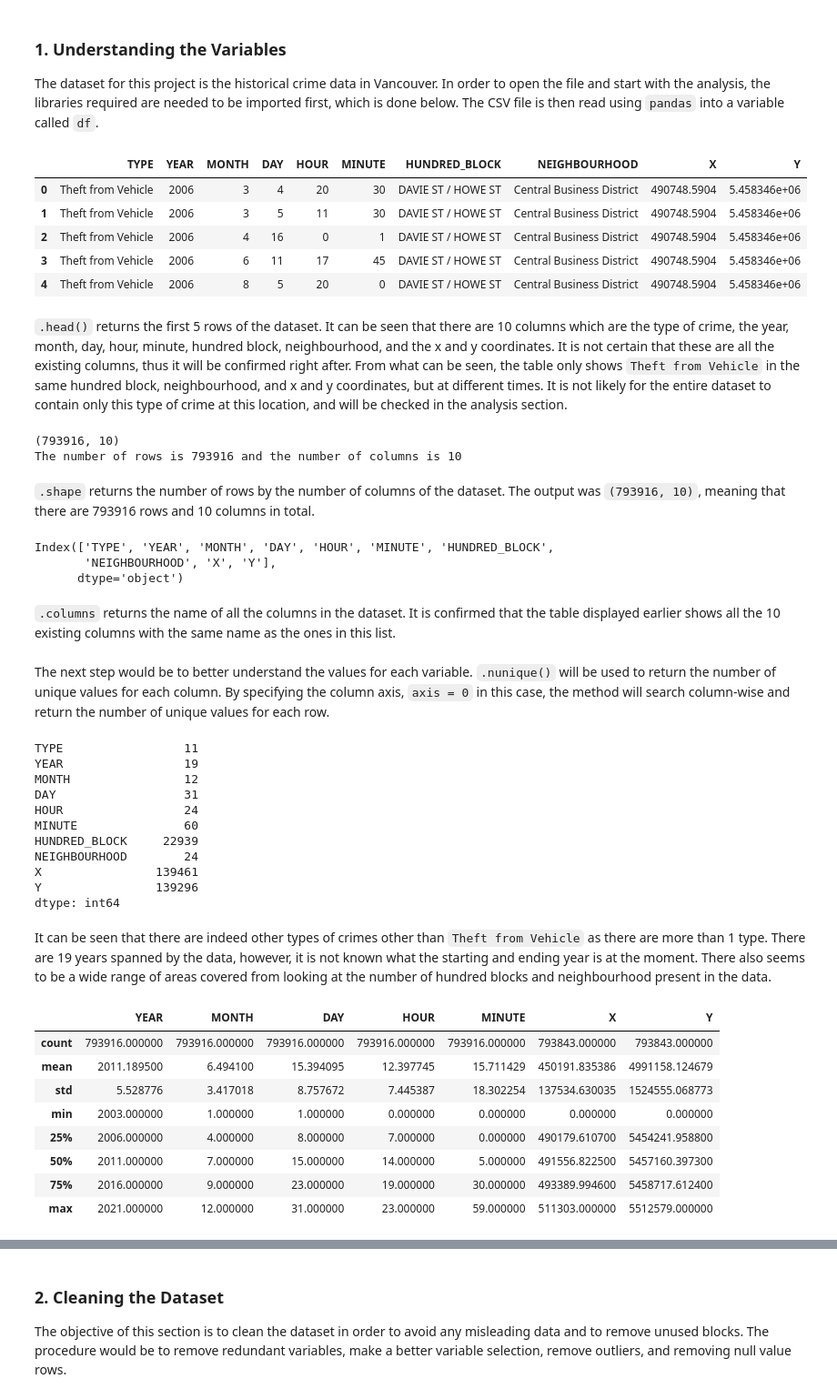
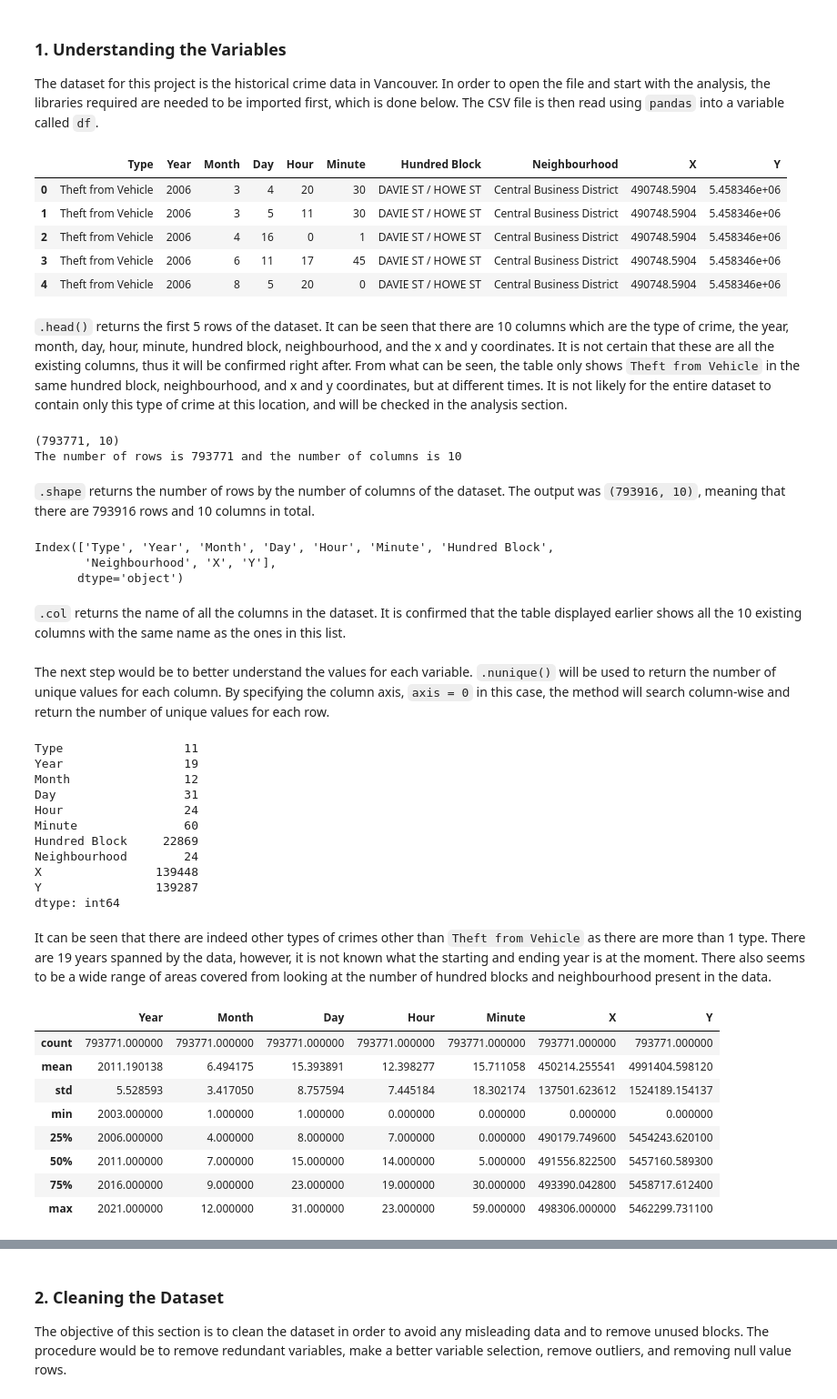
Before and after one commit to ubco-W2022T1-cosc301/project-group11, a Jupyter notebook: notebooks/analysis2.ipynb, the cells around one changed output, grey strips where cells are left out. Shown at 91% size. Cells and saved outputs as stored; diff of their text form; code cells hidden in the pictures.

```diff
--- a/notebooks/analysis2.ipynb
+++ b/notebooks/analysis2.ipynb
@@ -71,8 +16,11 @@ df = pd.read_csv('../data/raw/crimedata_csv_all_years.csv')
+# %%
+#Load data
+df = pf.load('../data/raw/crimedata_csv_all_years.csv')
 # %%
 #Display first 5 rows of the dataset
-display(df.head())
+pf.head(df)
 # %% [output]
-|  | TYPE | YEAR | MONTH | DAY | HOUR | MINUTE | HUNDRED_BLOCK | NEIGHBOURHOOD | X | Y |
+|  | Type | Year | Month | Day | Hour | Minute | Hundred Block | Neighbourhood | X | Y |
 | 0 | Theft from Vehicle | 2006 | 3 | 4 | 20 | 30 | DAVIE ST / HOWE ST | Central Business District | 490748.5904 | 5.458346e+06 |
 | 1 | Theft from Vehicle | 2006 | 3 | 5 | 11 | 30 | DAVIE ST / HOWE ST | Central Business District | 490748.5904 | 5.458346e+06 |
 | 2 | Theft from Vehicle | 2006 | 4 | 16 | 0 | 1 | DAVIE ST / HOWE ST | Central Business District | 490748.5904 | 5.458346e+06 |
@@ -80,54 +28,53 @@ display(df.head())
 | 4 | Theft from Vehicle | 2006 | 8 | 5 | 20 | 0 | DAVIE ST / HOWE ST | Central Business District | 490748.5904 | 5.458346e+06 |
 # %% [markdown]
 `.head()` returns the first 5 rows of the dataset. It can be seen that there are 10 columns which are the type of crime, the year, month, day, hour, minute, hundred block, neighbourhood, and the x and y coordinates. It is not certain that these are all the existing columns, thus it will be confirmed right after. From what can be seen, the table only shows `Theft from Vehicle` in the same hundred block, neighbourhood, and x and y coordinates, but at different times. It is not likely for the entire dataset to contain only this type of crime at this location, and will be checked in the analysis section.
-# %%
-#Display number of rows and columns
-print(df.shape)
-print(f"The number of rows is {df.shape[0]} and the number of columns is {df.shape[1]}")
-# %% [output]
-(793916, 10)
-The number of rows is 793916 and the number of columns is 10
+# %%
+#Display number of rows and columns
+pf.shape(df)
+# %% [output]
+(793771, 10)
+The number of rows is 793771 and the number of columns is 10
 # %% [markdown]
 `.shape` returns the number of rows by the number of columns of the dataset. The output was `(793916, 10)`, meaning that there are 793916 rows and 10 columns in total.
 # %%
 #Display the name of the columns
-print(df.columns)
+pf.col(df)
 # %% [output]
-Index(['TYPE', 'YEAR', 'MONTH', 'DAY', 'HOUR', 'MINUTE', 'HUNDRED_BLOCK',
-       'NEIGHBOURHOOD', 'X', 'Y'],
+Index(['Type', 'Year', 'Month', 'Day', 'Hour', 'Minute', 'Hundred Block',
+       'Neighbourhood', 'X', 'Y'],
       dtype='object')
 # %% [markdown]
-`.columns` returns the name of all the columns in the dataset. It is confirmed that the table displayed earlier shows all the 10 existing columns with the same name as the ones in this list.
+`.col` returns the name of all the columns in the dataset. It is confirmed that the table displayed earlier shows all the 10 existing columns with the same name as the ones in this list.
 # %% [markdown]
 The next step would be to better understand the values for each variable. `.nunique()` will be used to return the number of unique values for each column. By specifying the column axis, `axis = 0` in this case, the method will search column-wise and return the number of unique values for each row.
 # %%
 #Display number of unique values for each variable
-print(df.nunique(axis = 0))
+pf.nunique(df)
 # %% [output]
-TYPE                 11
-YEAR                 19
-MONTH                12
-DAY                  31
-HOUR                 24
-MINUTE               60
-HUNDRED_BLOCK     22939
-NEIGHBOURHOOD        24
-X                139461
-Y                139296
+Type                 11
+Year                 19
+Month                12
+Day                  31
+Hour                 24
+Minute               60
+Hundred Block     22869
+Neighbourhood        24
+X                139448
+Y                139287
 dtype: int64
 # %% [markdown]
 It can be seen that there are indeed other types of crimes other than `Theft from Vehicle` as there are more than 1 type. There are 19 years spanned by the data, however, it is not known what the starting and ending year is at the moment. There also seems to be a wide range of areas covered from looking at the number of hundred blocks and neighbourhood present in the data.
 # %%
 #Display summary of numerical variables
-df.describe().apply(lambda s: s.apply(lambda x: format(x, 'f')))
+pf.numerical(df)
 # %% [output]
-|  | YEAR | MONTH | DAY | HOUR | MINUTE | X | Y |
-| count | 793916.000000 | 793916.000000 | 793916.000000 | 793916.000000 | 793916.000000 | 793843.000000 | 793843.000000 |
-| mean | 2011.189500 | 6.494100 | 15.394095 | 12.397745 | 15.711429 | 450191.835386 | 4991158.124679 |
-| std | 5.528776 | 3.417018 | 8.757672 | 7.445387 | 18.302254 | 137534.630035 | 1524555.068773 |
+|  | Year | Month | Day | Hour | Minute | X | Y |
+| count | 793771.000000 | 793771.000000 | 793771.000000 | 793771.000000 | 793771.000000 | 793771.000000 | 793771.000000 |
+| mean | 2011.190138 | 6.494175 | 15.393891 | 12.398277 | 15.711058 | 450214.255541 | 4991404.598120 |
+| std | 5.528593 | 3.417050 | 8.757594 | 7.445184 | 18.302174 | 137501.623612 | 1524189.154137 |
 | min | 2003.000000 | 1.000000 | 1.000000 | 0.000000 | 0.000000 | 0.000000 | 0.000000 |
-| 25% | 2006.000000 | 4.000000 | 8.000000 | 7.000000 | 0.000000 | 490179.610700 | 5454241.958800 |
-| 50% | 2011.000000 | 7.000000 | 15.000000 | 14.000000 | 5.000000 | 491556.822500 | 5457160.397300 |
-| 75% | 2016.000000 | 9.000000 | 23.000000 | 19.000000 | 30.000000 | 493389.994600 | 5458717.612400 |
-| max | 2021.000000 | 12.000000 | 31.000000 | 23.000000 | 59.000000 | 511303.000000 | 5512579.000000 |
+| 25% | 2006.000000 | 4.000000 | 8.000000 | 7.000000 | 0.000000 | 490179.749600 | 5454243.620100 |
+| 50% | 2011.000000 | 7.000000 | 15.000000 | 14.000000 | 5.000000 | 491556.822500 | 5457160.589300 |
+| 75% | 2016.000000 | 9.000000 | 23.000000 | 19.000000 | 30.000000 | 493390.042800 | 5458717.612400 |
+| max | 2021.000000 | 12.000000 | 31.000000 | 23.000000 | 59.000000 | 498306.000000 | 5462299.731100 |
 # %% [markdown]
```
Also changed, not shown: parts of 35 cells of this notebook, 4 other files.
